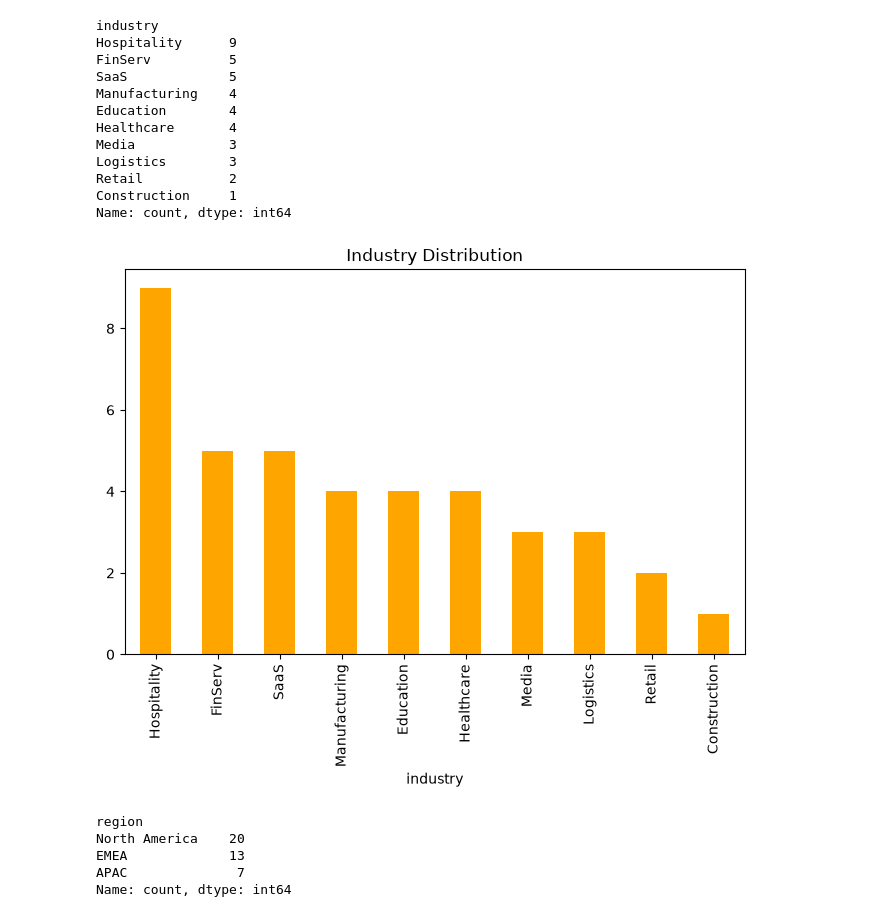
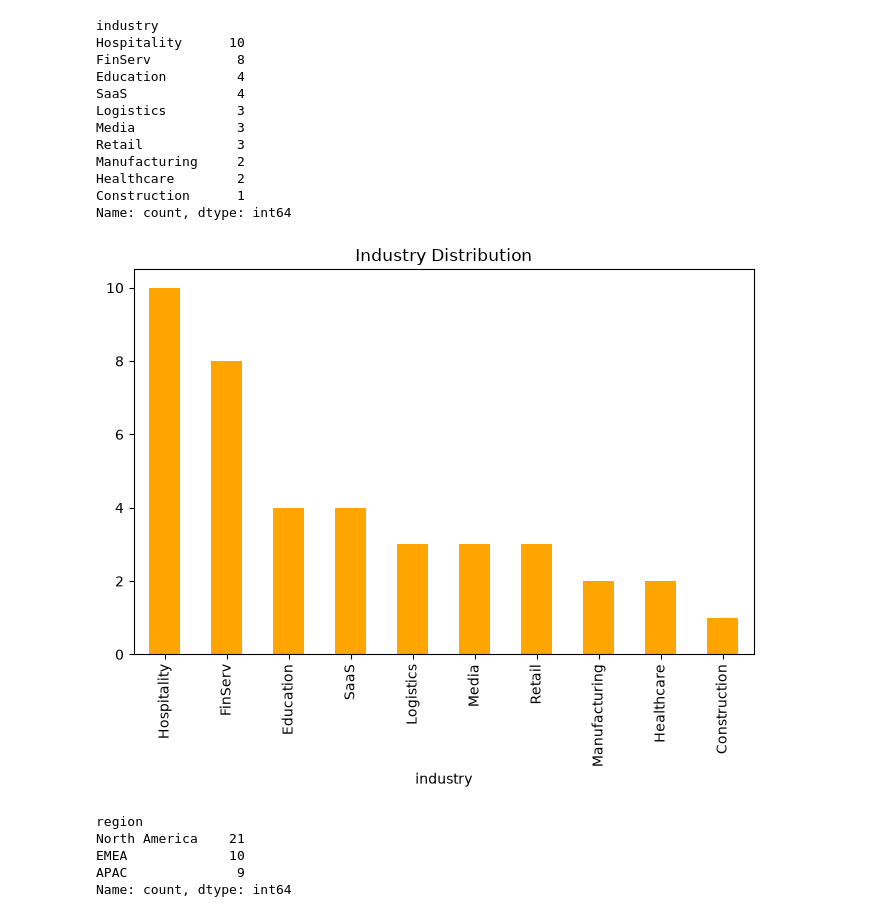
Before and after one commit to hr131464-lgtm/NorthBeam-Customer-Success-Strategy, a Jupyter notebook: notebooks/06_Final_Recommendations.ipynb, the cells around one changed output. Saved outputs shown, nothing was run; the diff lists cells and outputs as text; code cells hidden in the pictures.

```diff
--- a/notebooks/06_Final_Recommendations.ipynb
+++ b/notebooks/06_Final_Recommendations.ipynb
@@ -2,5 +2,5 @@
 import pandas as pd
 import matplotlib.pyplot as plt
 # %%
-df = pd.read_csv("../northbeam_customer_health_scores.csv")
+df = pd.read_csv("../top_40_priority_customers.csv")
 # %%
@@ -49,35 +36,35 @@ plt.show()
 # %%
-top_40["industry"].value_counts()
+df["industry"].value_counts()
 # %% [output]
 industry
-Hospitality      9
-FinServ          5
-SaaS             5
-Manufacturing    4
-Education        4
-Healthcare       4
-Media            3
-Logistics        3
-Retail           2
-Construction     1
+Hospitality      10
+FinServ           8
+Education         4
+SaaS              4
+Logistics         3
+Media             3
+Retail            3
+Manufacturing     2
+Healthcare        2
+Construction      1
 Name: count, dtype: int64
 # %%
-top_40["industry"].value_counts().plot(
+df["industry"].value_counts().plot(
     kind="bar",
     figsize=(8,5),
     color="orange"
 )
 
 plt.title("Industry Distribution")
 plt.show()
 # %% [output]
-[figure, old version]
+[figure, new version]
 # %%
-top_40["region"].value_counts()
+df["region"].value_counts()
 # %% [output]
 region
-North America    20
-EMEA             13
-APAC              7
+North America    21
+EMEA             10
+APAC              9
 Name: count, dtype: int64
 # %%
```
Also changed, not shown: parts of 5 cells of this notebook, 10 other files.
